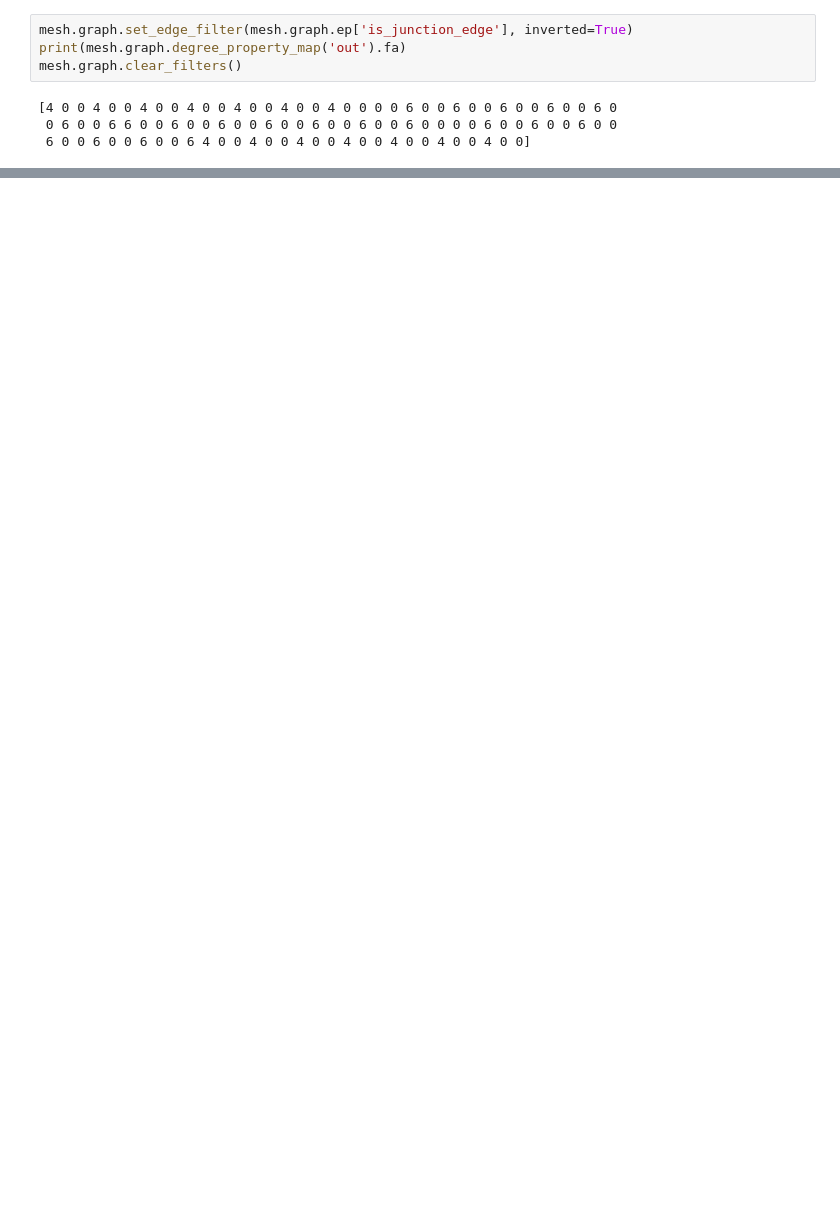
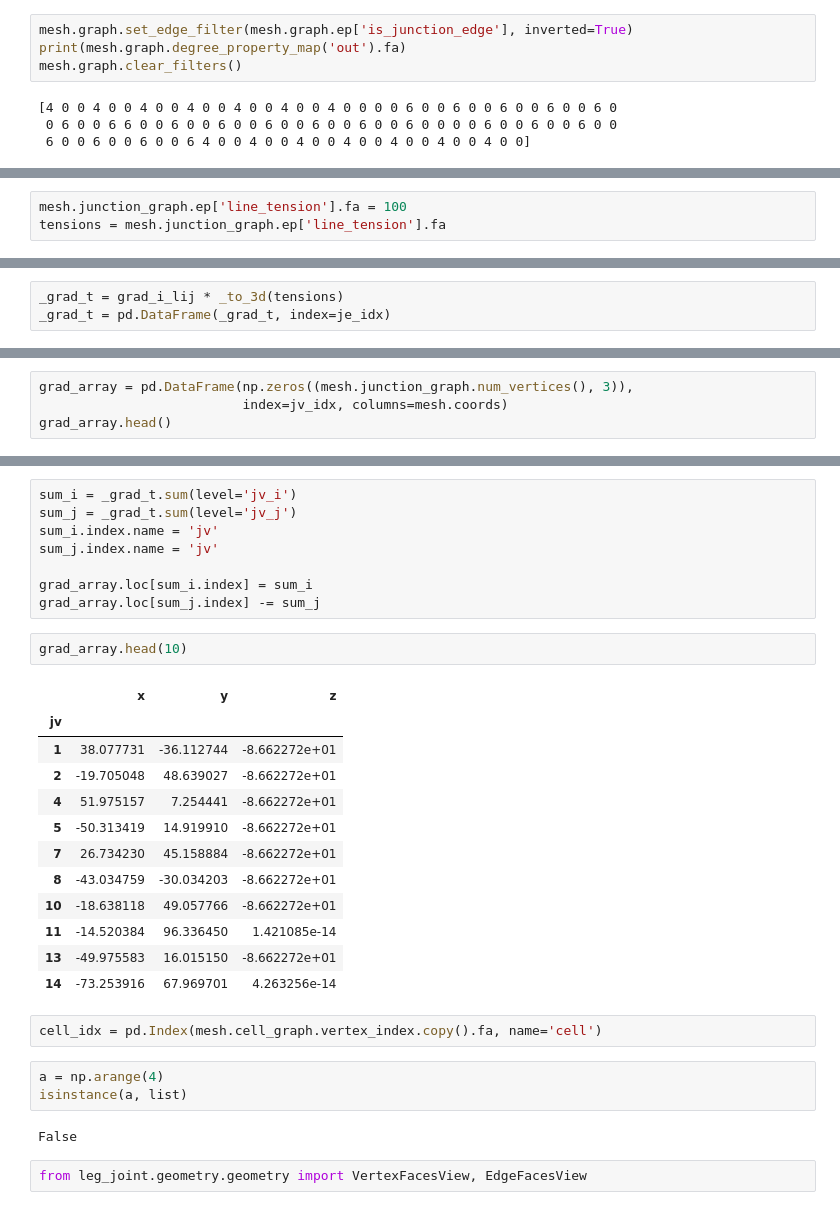
Before and after one commit to glyg/leg-joint, a Jupyter notebook: notebooks/Generation.ipynb, the cells around one changed output, grey strips where cells are left out. Drawn from its saved outputs; the diff is of its cells as text; blank space fills up the shorter version.

```diff
--- a/notebooks/Generation.ipynb
+++ b/notebooks/Generation.ipynb
@@ -328,0 +341,3 @@ mesh.graph.clear_filters()
+# %%
+mesh.junction_graph.ep['line_tension'].fa = 100
+tensions = mesh.junction_graph.ep['line_tension'].fa
@@ -328,0 +349,3 @@ mesh.graph.clear_filters()
+# %%
+_grad_t = grad_i_lij * _to_3d(tensions)
+_grad_t = pd.DataFrame(_grad_t, index=je_idx)
@@ -328,0 +362,4 @@ mesh.graph.clear_filters()
+# %%
+grad_array = pd.DataFrame(np.zeros((mesh.junction_graph.num_vertices(), 3)),
+                          index=jv_idx, columns=mesh.coords)
+grad_array.head()
@@ -328,0 +374,32 @@ mesh.graph.clear_filters()
+# %%
+sum_i = _grad_t.sum(level='jv_i')
+sum_j = _grad_t.sum(level='jv_j')
+sum_i.index.name = 'jv'
+sum_j.index.name = 'jv'
+
+grad_array.loc[sum_i.index] = sum_i
+grad_array.loc[sum_j.index] -= sum_j
+# %%
+grad_array.head(10)
+# %% [output]
+|  | x | y | z |
+| jv |  |  |  |
+| 1 | 38.077731 | -36.112744 | -8.662272e+01 |
+| 2 | -19.705048 | 48.639027 | -8.662272e+01 |
+| 4 | 51.975157 | 7.254441 | -8.662272e+01 |
+| 5 | -50.313419 | 14.919910 | -8.662272e+01 |
+| 7 | 26.734230 | 45.158884 | -8.662272e+01 |
+| 8 | -43.034759 | -30.034203 | -8.662272e+01 |
+| 10 | -18.638118 | 49.057766 | -8.662272e+01 |
+| 11 | -14.520384 | 96.336450 | 1.421085e-14 |
+| 13 | -49.975583 | 16.015150 | -8.662272e+01 |
+| 14 | -73.253916 | 67.969701 | 4.263256e-14 |
+# %%
+cell_idx = pd.Index(mesh.cell_graph.vertex_index.copy().fa, name='cell')
+# %%
+a = np.arange(4)
+isinstance(a, list)
+# %% [output]
+False
+# %%
+from leg_joint.geometry.geometry import VertexFacesView, EdgeFacesView
```
Also changed, not shown: parts of 37 cells of this notebook, 6 other files.
